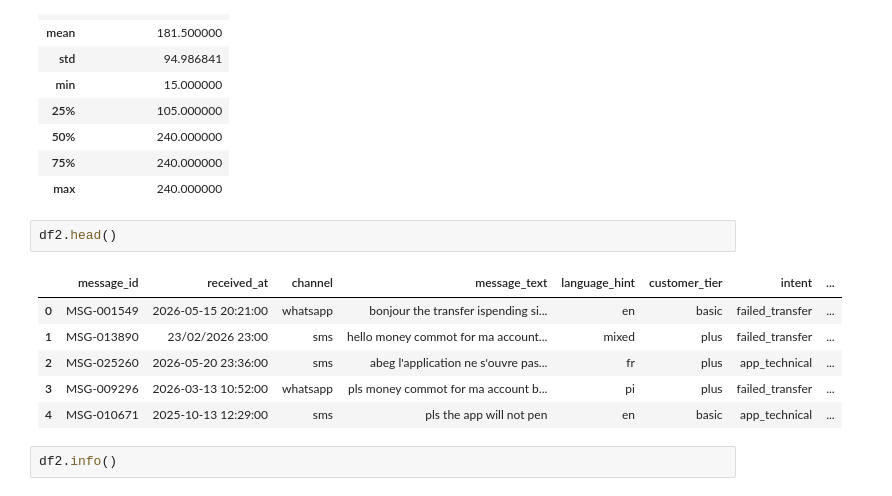
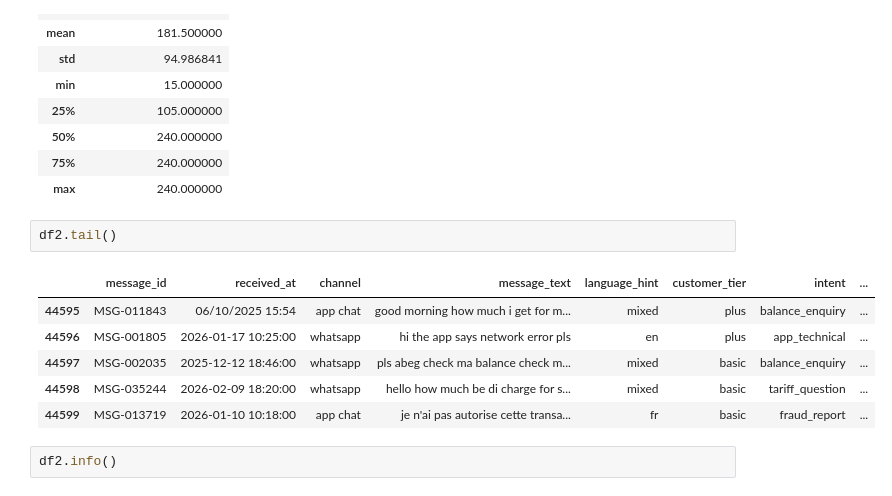
Before and after one commit to Christian-Suinyuy/skye8-ds-banboye-christian, a Jupyter notebook: src/brief3/notebooks/analysis.ipynb, the cells around one changed output. Cells and saved outputs as stored; diff of their text form.

```diff
--- a/src/brief3/notebooks/analysis.ipynb
+++ b/src/brief3/notebooks/analysis.ipynb
@@ -46,14 +46,14 @@ df1.describe()
 | 75% | 240.000000 |
 | max | 240.000000 |
 # %%
-df2.head()
+df2.tail()
 # %% [output]
 |  | message_id | received_at | channel | message_text | language_hint | customer_tier | intent | ... |
-| 0 | MSG-001549 | 2026-05-15 20:21:00 | whatsapp | bonjour the transfer ispending si... | en | basic | failed_transfer | ... |
-| 1 | MSG-013890 | 23/02/2026 23:00 | sms | hello money commot for ma account... | mixed | plus | failed_transfer | ... |
-| 2 | MSG-025260 | 2026-05-20 23:36:00 | sms | abeg l'application ne s'ouvre pas... | fr | plus | app_technical | ... |
-| 3 | MSG-009296 | 2026-03-13 10:52:00 | whatsapp | pls money commot for ma account b... | pi | plus | failed_transfer | ... |
-| 4 | MSG-010671 | 2025-10-13 12:29:00 | sms | pls the app will not pen | en | basic | app_technical | ... |
+| 44595 | MSG-011843 | 06/10/2025 15:54 | app chat | good morning how much i get for m... | mixed | plus | balance_enquiry | ... |
+| 44596 | MSG-001805 | 2026-01-17 10:25:00 | whatsapp | hi the app says network error pls | en | plus | app_technical | ... |
+| 44597 | MSG-002035 | 2025-12-12 18:46:00 | whatsapp | pls abeg check ma balance check m... | mixed | basic | balance_enquiry | ... |
+| 44598 | MSG-035244 | 2026-02-09 18:20:00 | whatsapp | hello how much be di charge for s... | mixed | basic | tariff_question | ... |
+| 44599 | MSG-013719 | 2026-01-10 10:18:00 | app chat | je n'ai pas autorise cette transa... | fr | basic | fraud_report | ... |
 # %%
 df2.info()
 # %% [output]
```
Also changed, not shown: parts of 12 cells of this notebook, 3 other files.
